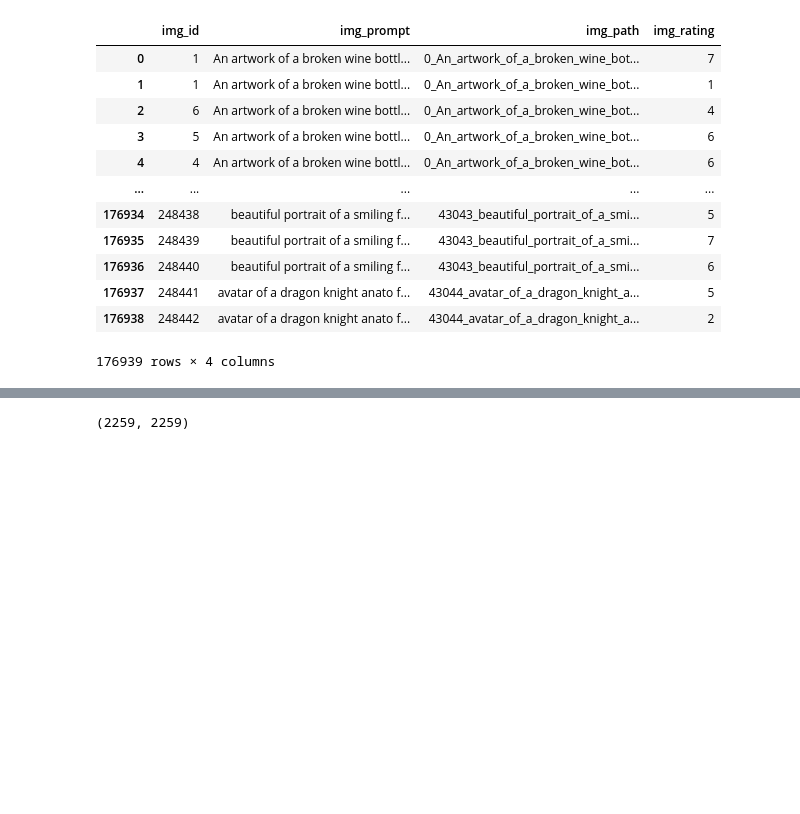
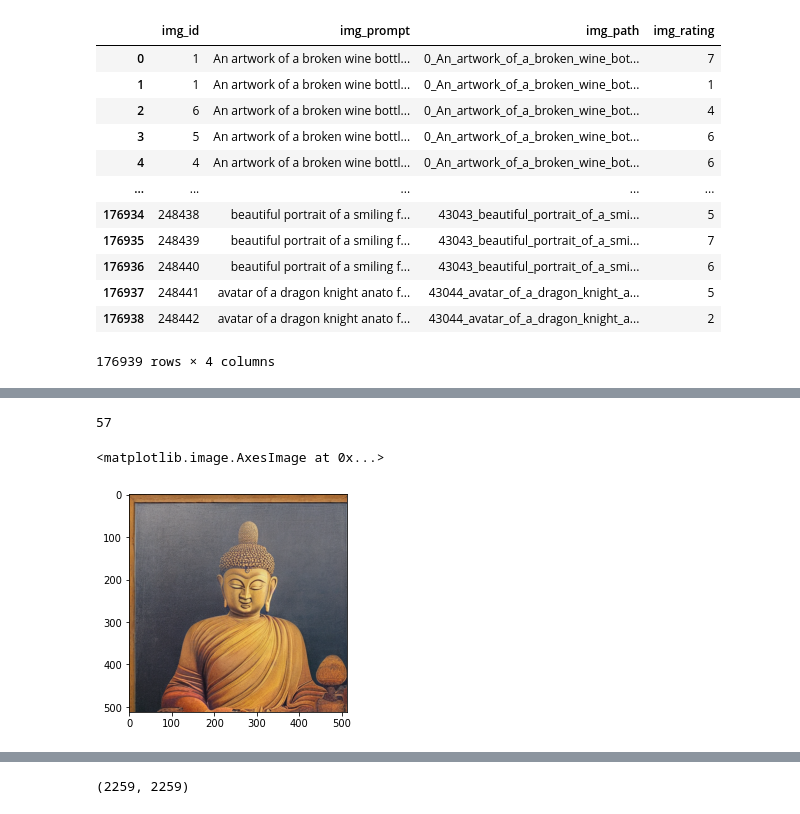
Before and after one commit to alecsharpie/game_asset_creation, a Jupyter notebook: notebooks/create_embedded_image_assets.ipynb, the cells around one changed output, grey strips where cells are left out. Saved outputs shown, nothing was run; the diff lists cells and outputs as text; code cells hidden in the pictures; blank space fills up the shorter version.

```diff
--- a/notebooks/create_embedded_image_assets.ipynb
+++ b/notebooks/create_embedded_image_assets.ipynb
@@ -165,0 +316,9 @@ def colour_encode_image(pil_img):
+# %%
+len(colcounts[0])
+# %% [output]
+57
+# %%
+plt.imshow(timg)
+# %% [output]
+<matplotlib.image.AxesImage at 0x...>
+[figure, added]
```
Also changed, not shown: parts of 64 cells of this notebook.
